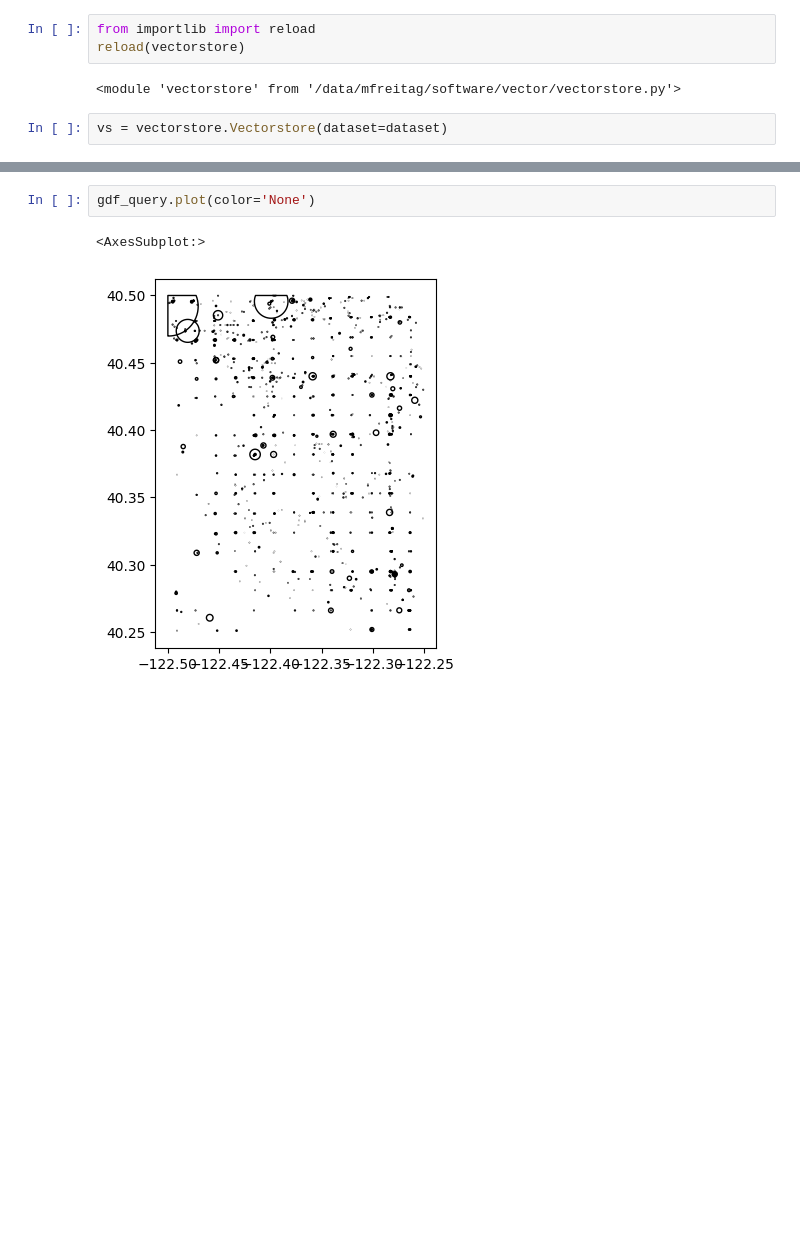
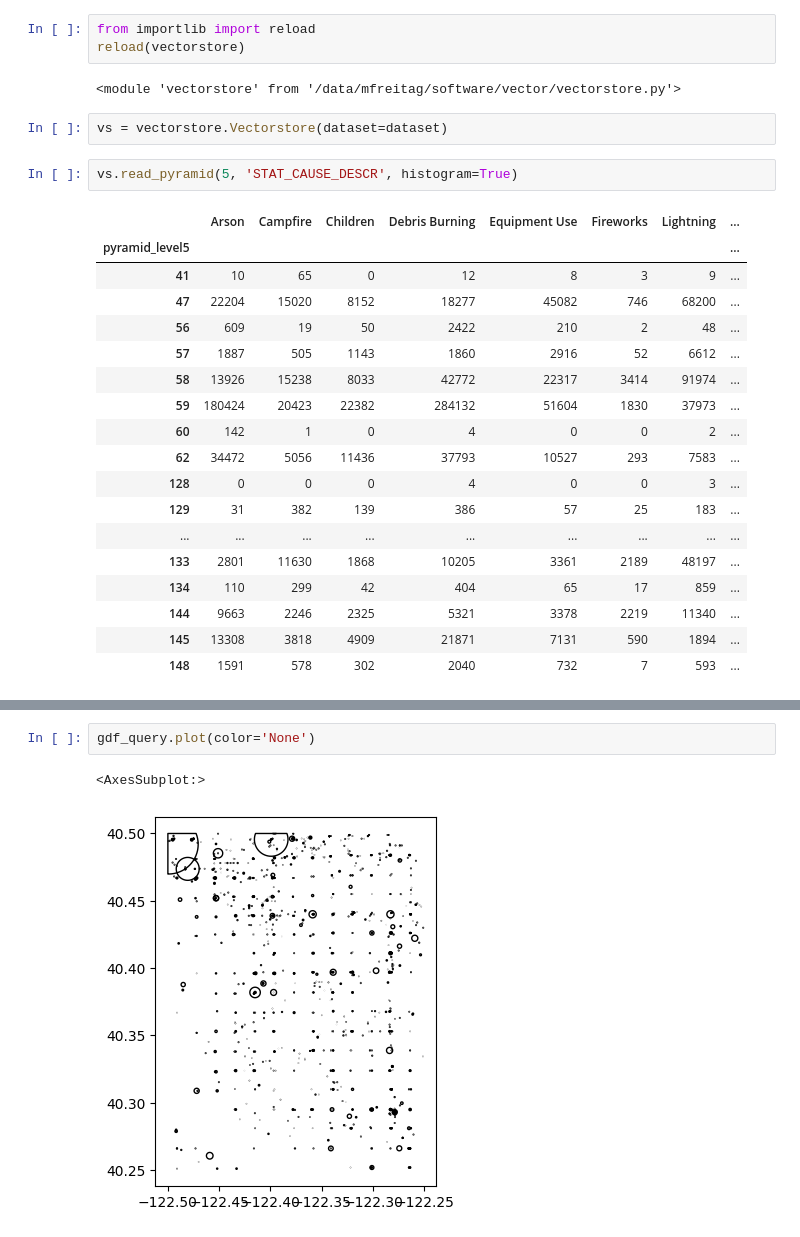
Before and after one commit to IBM/tensorlakehouse, a Jupyter notebook: examples/upload_kaggle_wildfire.ipynb, the cells around one changed output, grey strips where cells are left out. Cells and saved outputs as stored; diff of their text form; blank space fills up the shorter version.

Commit message:
Pyramids

```diff
--- a/examples/upload_kaggle_wildfire.ipynb
+++ b/examples/upload_kaggle_wildfire.ipynb
@@ -274,6 +279,27 @@ reload(vectorstore)
 <module 'vectorstore' from '/data/mfreitag/software/vector/vectorstore.py'>
 # %%
 vs = vectorstore.Vectorstore(dataset=dataset)
+# %%
+vs.read_pyramid(5, 'STAT_CAUSE_DESCR', histogram=True)
+# %% [output]
+|  | Arson | Campfire | Children | Debris Burning | Equipment Use | Fireworks | Lightning | ... |
+| pyramid_level5 |  |  |  |  |  |  |  | ... |
+| 41 | 10 | 65 | 0 | 12 | 8 | 3 | 9 | ... |
+| 47 | 22204 | 15020 | 8152 | 18277 | 45082 | 746 | 68200 | ... |
+| 56 | 609 | 19 | 50 | 2422 | 210 | 2 | 48 | ... |
+| 57 | 1887 | 505 | 1143 | 1860 | 2916 | 52 | 6612 | ... |
+| 58 | 13926 | 15238 | 8033 | 42772 | 22317 | 3414 | 91974 | ... |
+| 59 | 180424 | 20423 | 22382 | 284132 | 51604 | 1830 | 37973 | ... |
+| 60 | 142 | 1 | 0 | 4 | 0 | 0 | 2 | ... |
+| 62 | 34472 | 5056 | 11436 | 37793 | 10527 | 293 | 7583 | ... |
+| 128 | 0 | 0 | 0 | 4 | 0 | 0 | 3 | ... |
+| 129 | 31 | 382 | 139 | 386 | 57 | 25 | 183 | ... |
+| ... | ... | ... | ... | ... | ... | ... | ... | ... |
+| 133 | 2801 | 11630 | 1868 | 10205 | 3361 | 2189 | 48197 | ... |
+| 134 | 110 | 299 | 42 | 404 | 65 | 17 | 859 | ... |
+| 144 | 9663 | 2246 | 2325 | 5321 | 3378 | 2219 | 11340 | ... |
+| 145 | 13308 | 3818 | 4909 | 21871 | 7131 | 590 | 1894 | ... |
+| 148 | 1591 | 578 | 302 | 2040 | 732 | 7 | 593 | ... |
 # %%
 %%time
 # Query the layer
```
Also changed, not shown: parts of 13 cells of this notebook.
